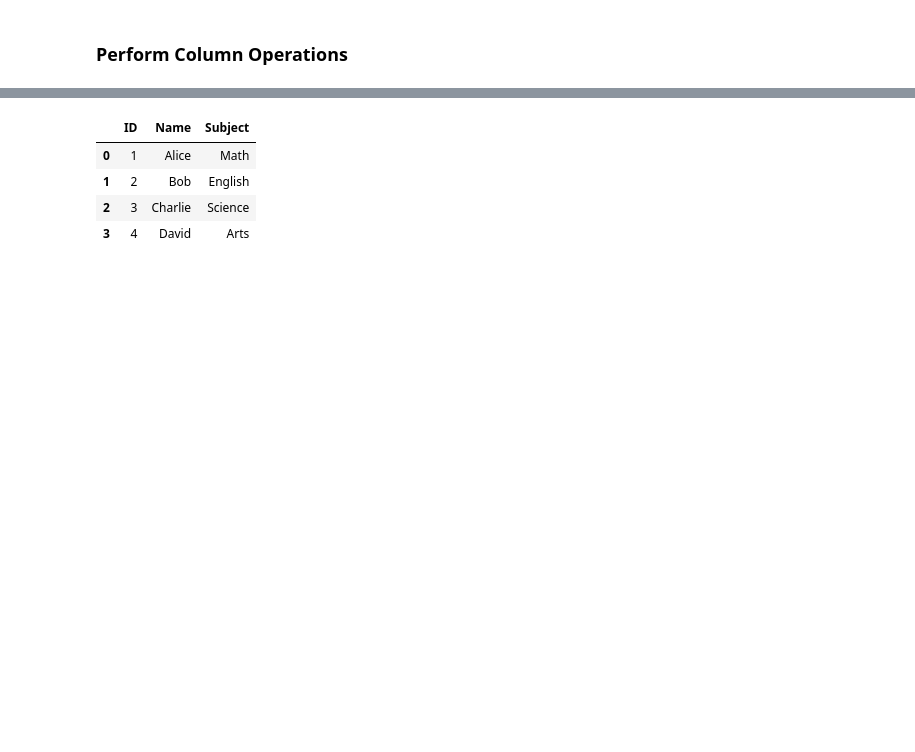
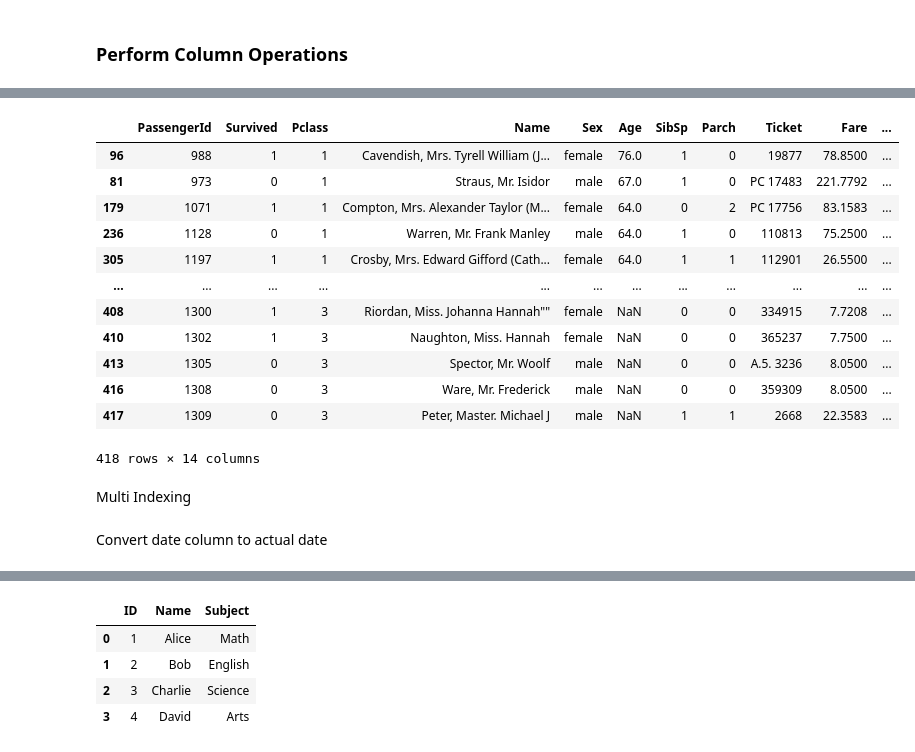
Before and after one commit to theAtieno/Py-Data-Class, a Jupyter notebook: Pandas/day3.ipynb, the cells around one changed output, grey strips where cells are left out. Drawn from its saved outputs; the diff is of its cells as text; code cells hidden in the pictures; blank space fills up the shorter version.

```diff
--- a/Pandas/day3.ipynb
+++ b/Pandas/day3.ipynb
@@ -10,0 +99,18 @@ titanic['Age'].describe()
+# %%
+titanic.sort_values(["Age","New Age"],ascending=False)
+# %% [output]
+|  | PassengerId | Survived | Pclass | Name | Sex | Age | SibSp | Parch | Ticket | Fare | ... |
+| 96 | 988 | 1 | 1 | Cavendish, Mrs. Tyrell William (J... | female | 76.0 | 1 | 0 | 19877 | 78.8500 | ... |
+| 81 | 973 | 0 | 1 | Straus, Mr. Isidor | male | 67.0 | 1 | 0 | PC 17483 | 221.7792 | ... |
+| 179 | 1071 | 1 | 1 | Compton, Mrs. Alexander Taylor (M... | female | 64.0 | 0 | 2 | PC 17756 | 83.1583 | ... |
+| 236 | 1128 | 0 | 1 | Warren, Mr. Frank Manley | male | 64.0 | 1 | 0 | 110813 | 75.2500 | ... |
+| 305 | 1197 | 1 | 1 | Crosby, Mrs. Edward Gifford (Cath... | female | 64.0 | 1 | 1 | 112901 | 26.5500 | ... |
+| ... | ... | ... | ... | ... | ... | ... | ... | ... | ... | ... | ... |
+| 408 | 1300 | 1 | 3 | Riordan, Miss. Johanna Hannah"" | female | NaN | 0 | 0 | 334915 | 7.7208 | ... |
+| 410 | 1302 | 1 | 3 | Naughton, Miss. Hannah | female | NaN | 0 | 0 | 365237 | 7.7500 | ... |
+| 413 | 1305 | 0 | 3 | Spector, Mr. Woolf | male | NaN | 0 | 0 | A.5. 3236 | 8.0500 | ... |
+| 416 | 1308 | 0 | 3 | Ware, Mr. Frederick | male | NaN | 0 | 0 | 359309 | 8.0500 | ... |
+| 417 | 1309 | 0 | 3 | Peter, Master. Michael J | male | NaN | 1 | 1 | 2668 | 22.3583 | ... |
+418 rows × 14 columns
+# %% [markdown]
+Multi Indexing
@@ -10,0 +127,2 @@ titanic['Age'].describe()
+# %% [markdown]
+Convert date column to actual date
```
Also changed, not shown: parts of 26 cells of this notebook, 2 other files.
